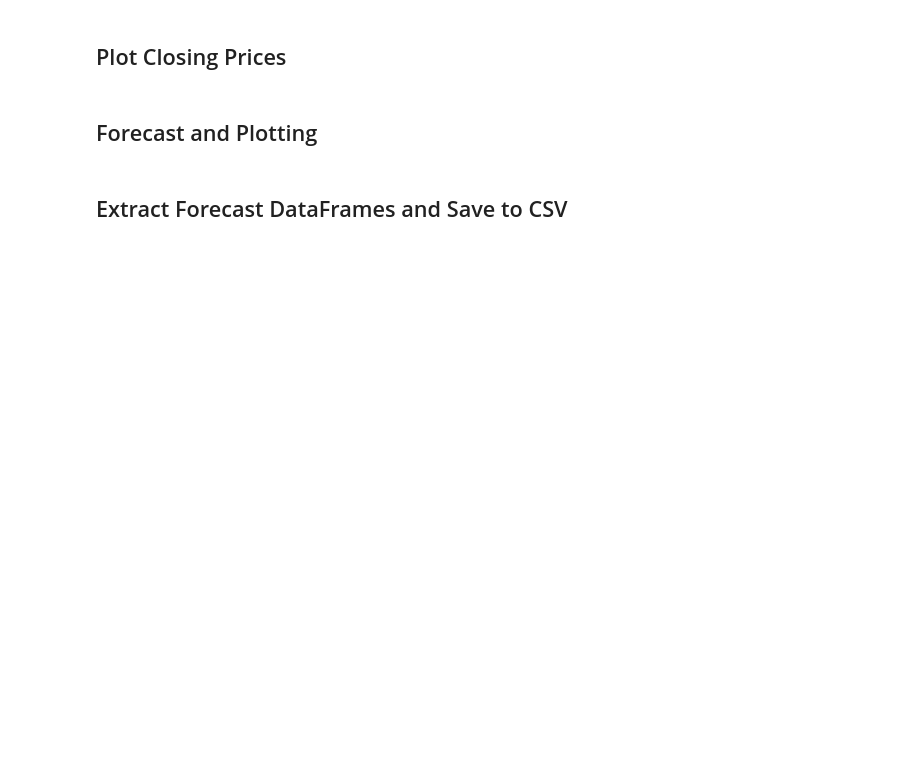
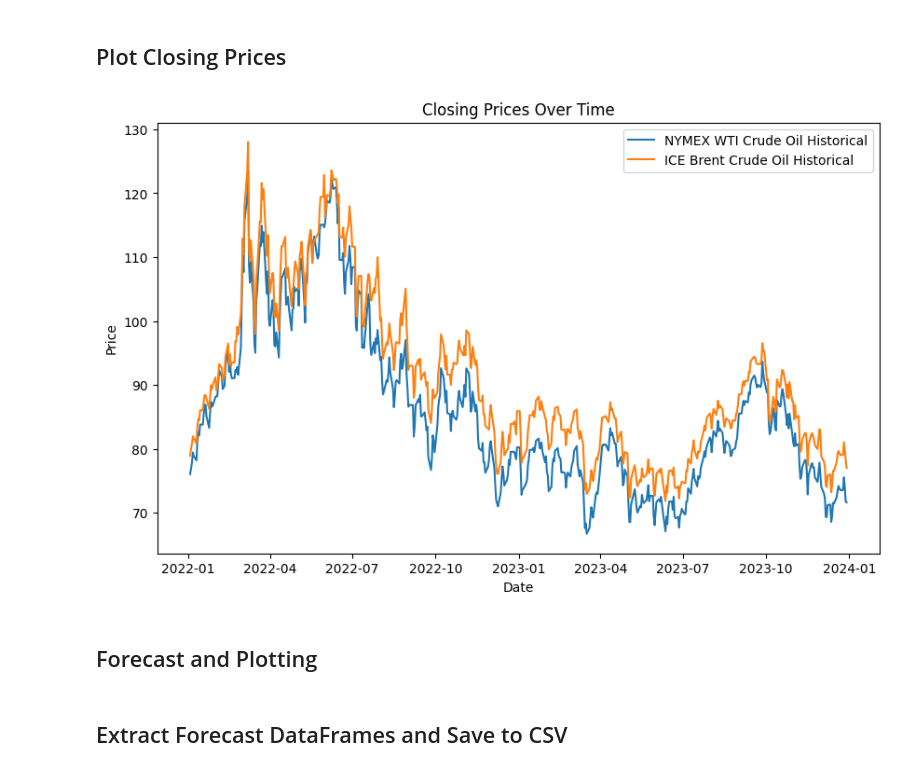
Before and after one commit to lshpaner/geometric_arbitrage, a Jupyter notebook: notebooks/arbitrage_script.ipynb, the cells around one changed output. Cells and saved outputs as stored; diff of their text form; code cells hidden in the pictures; blank space fills up the shorter version.

```diff
--- a/notebooks/arbitrage_script.ipynb
+++ b/notebooks/arbitrage_script.ipynb
@@ -33,7 +38,9 @@ analysis.plot_price_volume_curves(save_path="images/price_volume_curve.png")
 ## Plot Closing Prices
 # %%
 # plot the closing prices
-analysis.plot_closing_prices(save_path="images/closing_prices.png")
+analysis.plot_closing_prices(save_path="../images/closing_prices.png")
+# %% [output]
+[figure, added]
 # %% [markdown]
 ## Forecast and Plotting
 # %%
```
Also changed, not shown: parts of 4 cells of this notebook, 1 other file.
